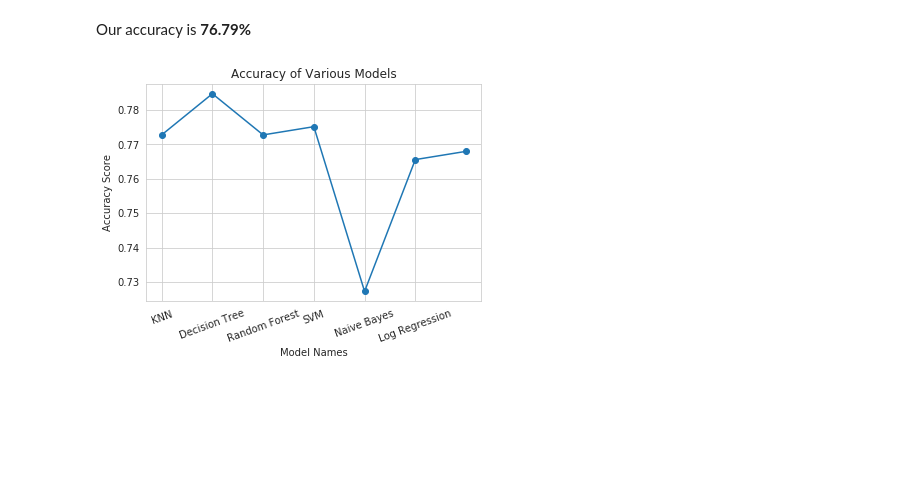
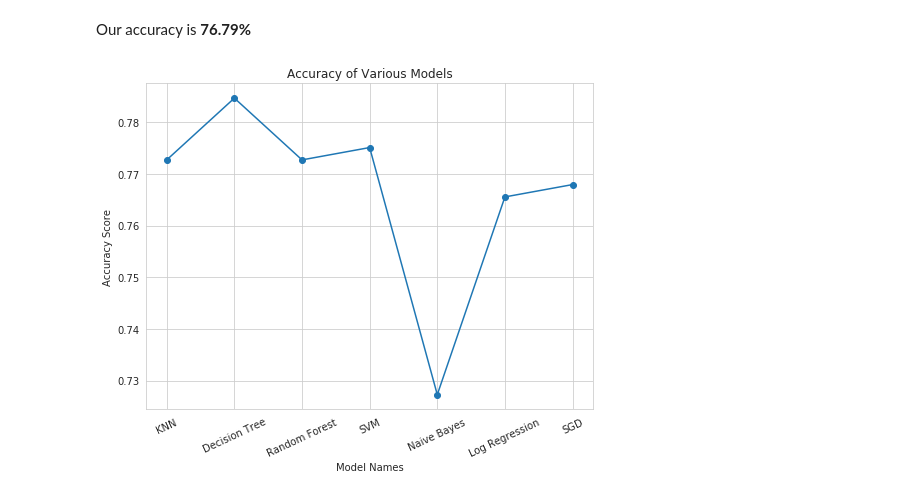
Before and after one commit to eshitagoel/Titanic_Survival, a Jupyter notebook: Titanic Survival.ipynb, the cells around one changed output. Cells and saved outputs as stored; diff of their text form; code cells hidden in the pictures; blank space fills up the shorter version.

```diff
--- a/Titanic Survival.ipynb
+++ b/Titanic Survival.ipynb
@@ -1131,11 +1131,12 @@ Our accuracy is <b>76.79%</b>
 # %%
 SGD_accuracy = 0.76794
 # %%
+plt.figure(figsize=(8,6))
 plt.plot(range(1,8),[KNN_accuracy,TREE_accuracy,FOREST_accuracy,SVM_accuracy,NB_accuracy,LR_accuracy,SGD_accuracy],marker='o')
-plt.xticks(range(1,7),['KNN','Decision Tree','Random Forest','SVM','Naive Bayes','Log Regression','SGD'],rotation=20)
+plt.xticks(range(1,8),['KNN','Decision Tree','Random Forest','SVM','Naive Bayes','Log Regression','SGD'],rotation=25)
 plt.title('Accuracy of Various Models')
 plt.xlabel('Model Names')
 plt.ylabel("Accuracy Score")
 plt.show()
 # %% [output]
-[figure, old version]
+[figure, new version]
```
